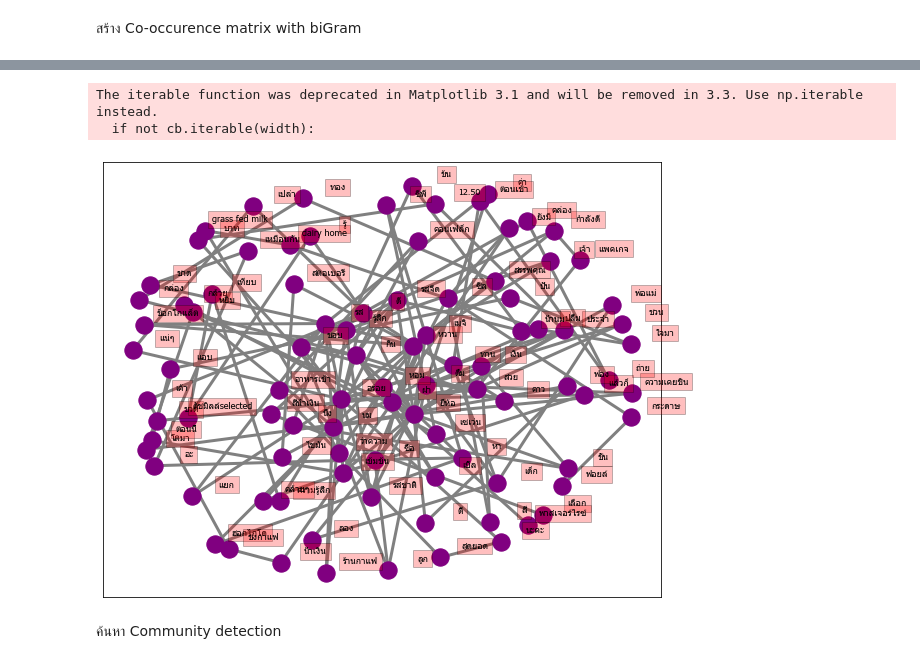
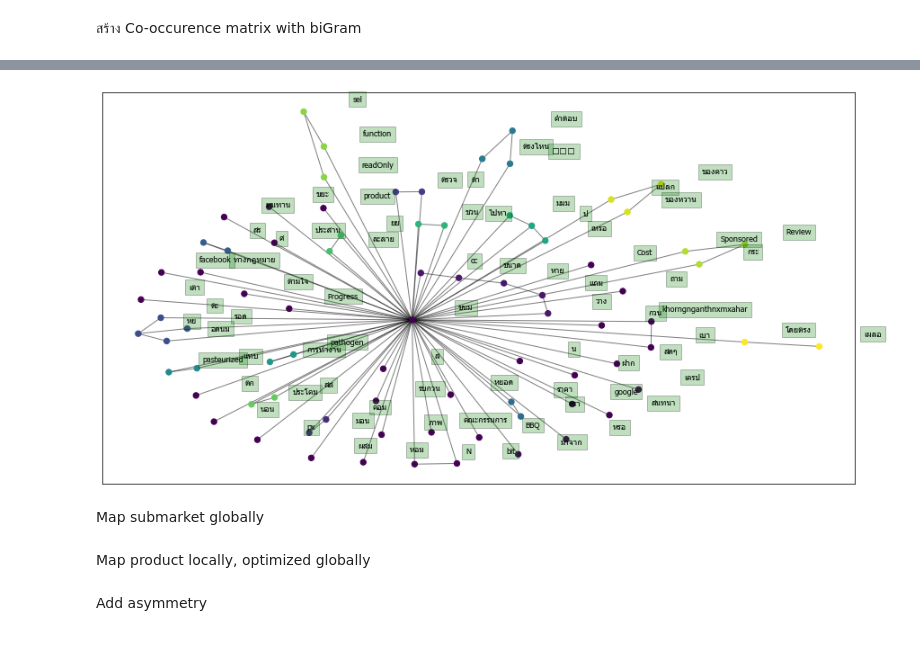
Before and after one commit to pacharapol4066/Product-Position-SNA, a Jupyter notebook: DRMABS_POC.ipynb, the cells around one changed output, grey strips where cells are left out. Drawn from its saved outputs; the diff is of its cells as text; code cells hidden in the pictures.

```diff
--- a/DRMABS_POC.ipynb
+++ b/DRMABS_POC.ipynb
@@ -144,0 +160,19 @@ for k, v in bigrm_cnt.items():
+# %%
+# Coarsening, Mikhail et al.
+# Heuristic Algorithm for Approximation Betweenness Centrality Using Graph Coarsening (2015)
+
+num_hubs = G.number_of_nodes()
+G2 = nx.Graph()
+G2 = G
+
+hubs_list = get_highest_centrality(G,60) # หาตัวใหญ่ max k=60
+for cnt,hub in enumerate(hubs_list['nodeX'],0):
+    vertex_conn = set()
+    vertice_del = get_neigbor(G, hub) # หาเพื่อนโดยตรง
+    for vertex in vertice_del:        # หาเพื่อนของเพื่อน
+        vertex_conn = vertex_conn.union(set(get_neigbor(G, vertex)))
+    for vertex in vertice_del:        # ลบเพื่อนโดยตรงของตัวใหญ่
+        G2.remove_node(vertex)
+    for vertex in vertex_conn:        # เชื่อมตัวใหญ่กับเพื่อนของเพื่อน
+        if vertex not in vertice_del: # Avoid recursive กลับไปเชื่อมกับตัวเก่า
+            G2.add_edge(hub, vertex)
@@ -145,25 +183,27 @@ for k, v in bigrm_cnt.items():
+# %%
+# Com-detection louvain
+partition = community_louvain.best_partition(G2)
 # %%
-fig, ax = plt.subplots(figsize=(10, 8))
-pos = nx.spring_layout(G, k=2)
-nx.draw_networkx(G, pos,
-                 font_size=16,
-                 width=3,
-                 edge_color='grey',
-                 node_color='purple',
-                 with_labels = False,
-                 ax=ax)
+fig = plt.figure(figsize=(15, 8))
+fig.subplots_adjust(hspace=0.4, wspace=0.4)
+ax = plt.subplot()
 
-# Create offset labels
+pos = nx.spring_layout(G2)
+#color the nodes according to their partition
+cmap = cm.get_cmap('viridis', max(partition.values()) + 1)
+nx.draw_networkx_nodes(G2, pos, partition.keys(), node_size=40, cmap=cmap, node_color=list(partition.values()))
+nx.draw_networkx_edges(G2, pos, alpha=0.5)
+
 for key, value in pos.items():
     x, y = value[0]+.135, value[1]+.045
-    ax.text(x, y,s=key,
-            bbox=dict(facecolor='red', alpha=0.25),
+    ax.text(x, y,s=key,bbox=dict(facecolor='green', alpha=0.25),
             horizontalalignment='center',fontname='Tahoma', fontsize=9)
-
 plt.show()
 # %% [output]
-The iterable function was deprecated in Matplotlib 3.1 and will be removed in 3.3. Use np.iterable instead.
-  if not cb.iterable(width):
-[figure, old version]
+[figure, new version]
-# %% [markdown]
-ค้นหา Community detection
+# %% [markdown]
+Map submarket globally
+# %% [markdown]
+Map product locally, optimized globally
+# %% [markdown]
+Add asymmetry
```
Also changed, not shown: parts of 41 cells of this notebook, 1 other file.
